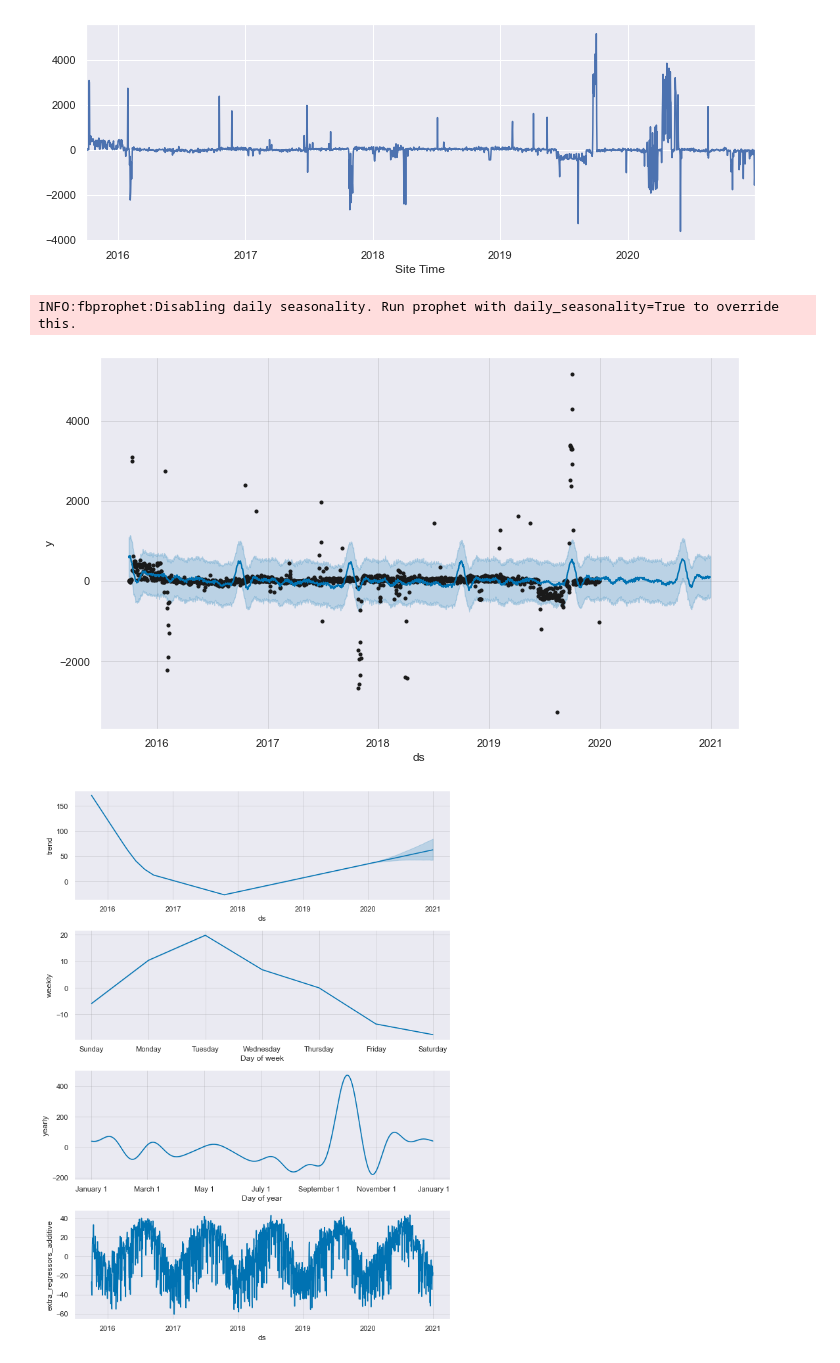
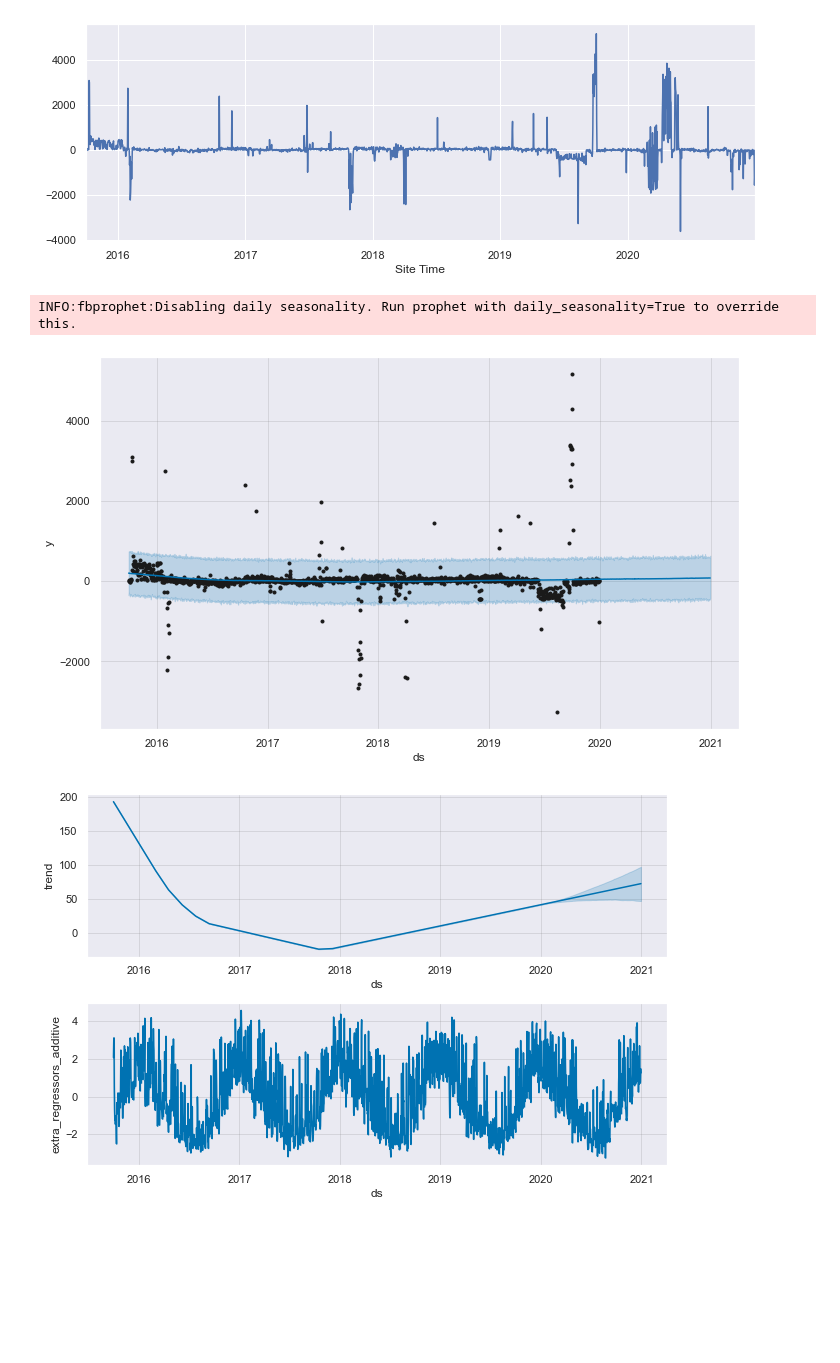
Before and after one commit to ruthcaswellsmith/Capstone---Solar-Energy, a Jupyter notebook: notebooks/Forecasting with FB Prophet.ipynb, the cells around one changed output. Saved outputs shown, nothing was run; the diff lists cells and outputs as text; code cells hidden in the pictures; blank space fills up the shorter version.

Commit message:
Modified FB Prophet Forecast

```diff
--- a/notebooks/Forecasting with FB Prophet.ipynb
+++ b/notebooks/Forecasting with FB Prophet.ipynb
@@ -121,20 +187,20 @@ inverters_diff['Difference'].plot(figsize=(12,4));
 # %%
 inverters_diff['y'] = inverters_diff['Difference']
 inverters_diff['ds'] = inverters_diff.index
 
-prophet = Prophet()
+prophet = Prophet(weekly_seasonality=False, yearly_seasonality=False)
 prophet.add_regressor('Max Module Temp')
 prophet.add_regressor('Max Ambient Temp')
 prophet.fit(inverters_diff.loc[:'2019'])
 future = prophet.make_future_dataframe(periods=365, freq='D')
 future.set_index('ds',inplace=True)
 future['Max Module Temp'] = inverters_diff['Max Module Temp']
 future['Max Ambient Temp'] = inverters_diff['Max Ambient Temp']
 future.reset_index(inplace=True)
 forecast = prophet.predict(future)
 fig = prophet.plot(forecast)
 fig2 = prophet.plot_components(forecast)
 # %% [output]
 INFO:fbprophet:Disabling daily seasonality. Run prophet with daily_seasonality=True to override this.
-[figure, old version]
+[figure, new version]
-[figure, old version]
+[figure, new version]
```
Also changed, not shown: parts of 25 cells of this notebook, 1 other file.
